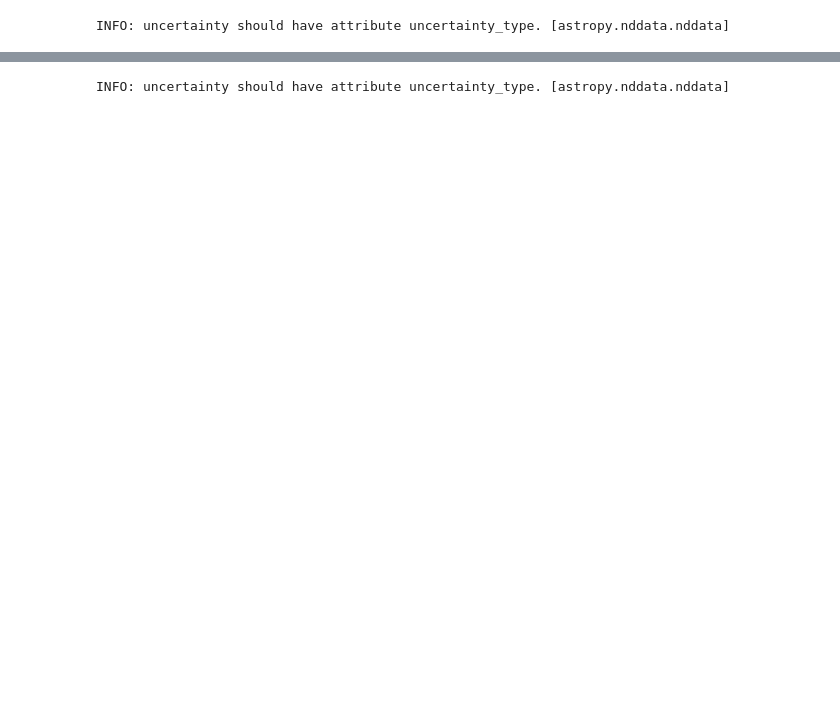
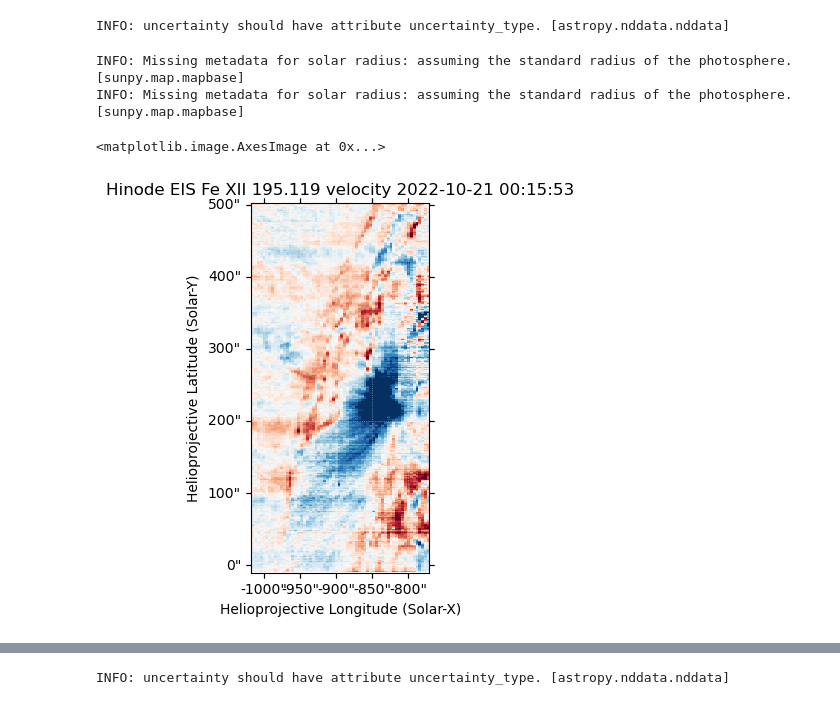
Before and after one commit to yjzhu-solar/EIS_DKIST_SolO, a Jupyter notebook: ipynb/eis/eis_pointing_1020.ipynb, the cells around one changed output, grey strips where cells are left out. Drawn from its saved outputs; the diff is of its cells as text; code cells hidden in the pictures; blank space fills up the shorter version.

```diff
--- a/ipynb/eis/eis_pointing_1020.ipynb
+++ b/ipynb/eis/eis_pointing_1020.ipynb
@@ -131,6 +134,13 @@ For frame 'heliographic_carrington' the following metadata is missing: dsun_obs,
 eis_195_velmap = eis_195_fitres.get_map(measurement='velocity')
 # %% [output]
 INFO: uncertainty should have attribute uncertainty_type. [astropy.nddata.nddata]
+# %%
+eis_195_velmap.plot()
+# %% [output]
+INFO: Missing metadata for solar radius: assuming the standard radius of the photosphere. [sunpy.map.mapbase]
+INFO: Missing metadata for solar radius: assuming the standard radius of the photosphere. [sunpy.map.mapbase]
+<matplotlib.image.AxesImage at 0x...>
+[figure, added]
 # %%
 eis_195_velmap_crop = eis_195_velmap.submap(eis_crop_bottom_left*u.pix,
                                            top_right=[eis_crop_top_right[0]-1,
```
Also changed, not shown: parts of 7 cells of this notebook, 6 other files.
